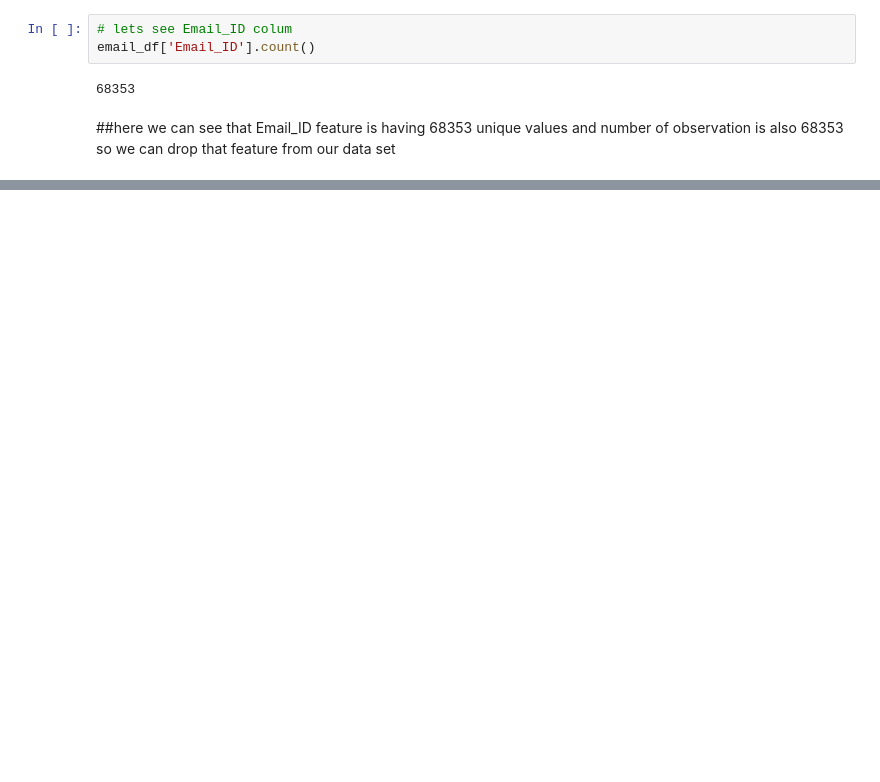
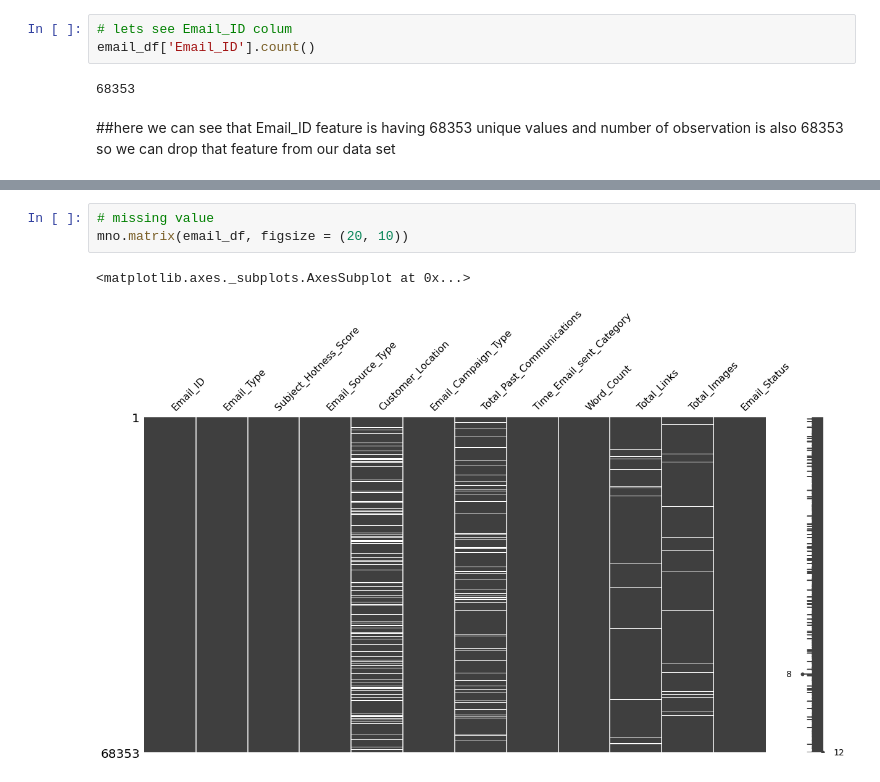
Before and after one commit to IfrazQazi/Email-Campaign-Effectiveness-Prediction-Capstone-Project, a Jupyter notebook: Email_Campaign_Effectiveness_Prediction.ipynb, the cells around one changed output, grey strips where cells are left out. Cells and saved outputs as stored; diff of their text form; blank space fills up the shorter version.

```diff
--- a/Email_Campaign_Effectiveness_Prediction.ipynb
+++ b/Email_Campaign_Effectiveness_Prediction.ipynb
@@ -107,0 +131,6 @@ email_df['Email_ID'].count()
+# %%
+# missing value
+mno.matrix(email_df, figsize = (20, 10))
+# %% [output]
+<matplotlib.axes._subplots.AxesSubplot at 0x...>
+[figure, added]
```
Also changed, not shown: parts of 25 cells of this notebook.
